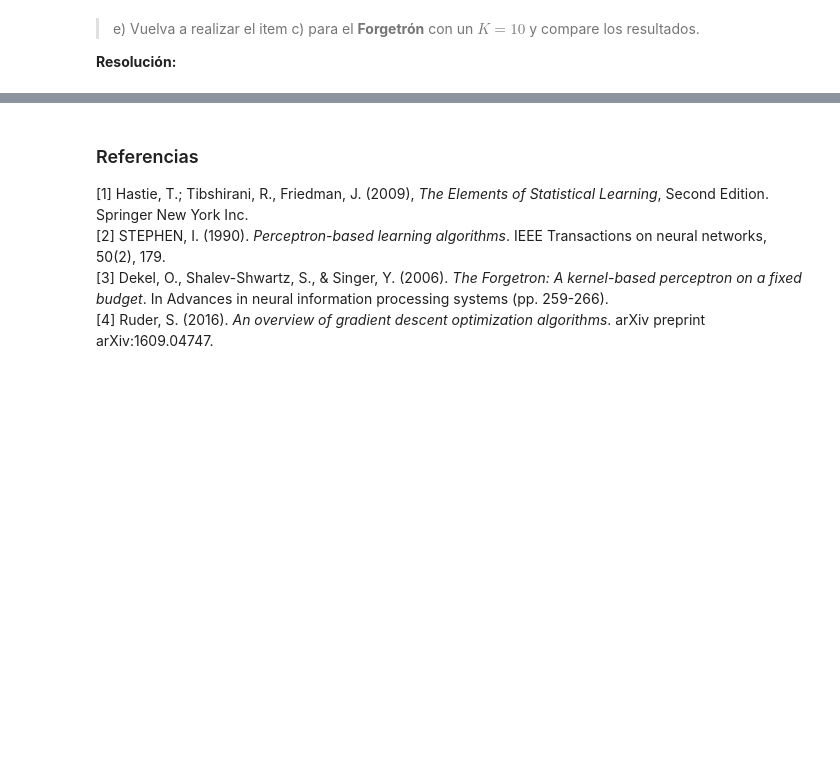
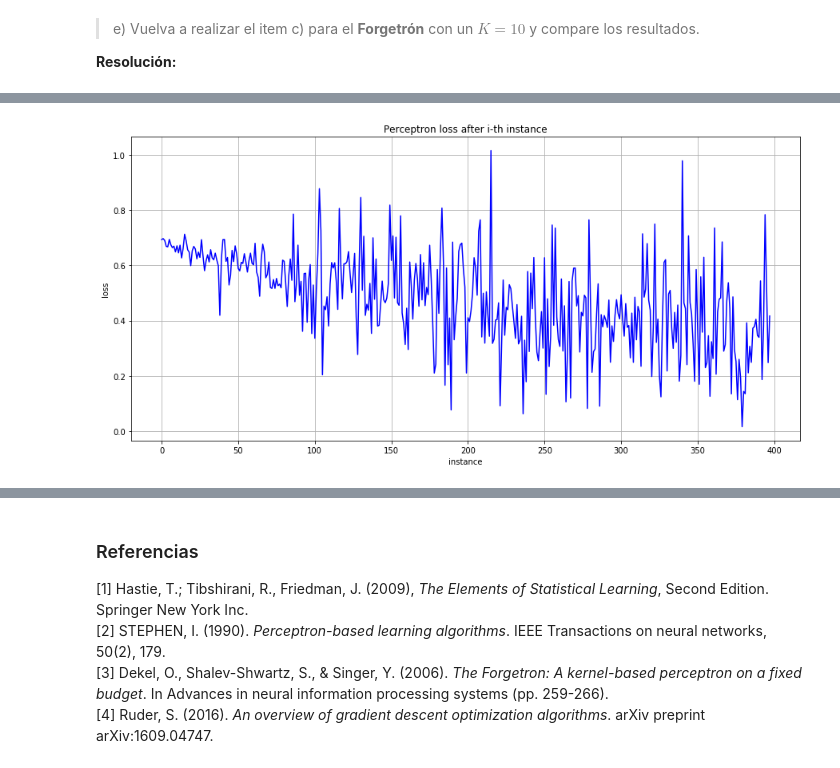
Before and after one commit to Pellizzari/Tarea0-INF393-II-2019, a Jupyter notebook: Solucion.ipynb, the cells around one changed output, grey strips where cells are left out. Cells and saved outputs as stored; diff of their text form; code cells hidden in the pictures; blank space fills up the shorter version.

```diff
--- a/Solucion.ipynb
+++ b/Solucion.ipynb
@@ -185 +378,5 @@ def loss(y_values, sigmoid_func):
+# %%
+# Gradiente de la loss.
+def loss_gradient(x_inputs, y_value, sigmoid):
+  return x_inputs*(sigmoid - y_value)
 # %% [markdown]
@@ -192,0 +427,28 @@ $$ \vec{w}^{(t+1)} \leftarrow \vec{w}^{(t)} - \eta \cdot \nabla_{\vec{w}^{(t)}}
+# %%
+# Se carga el dataset y se separa en input y output
+dataset_sgd = load_breast_cancer()
+X_sgd = dataset_sgd.data; y_sgd = dataset_sgd.target
+
+# Se fragmenta la data en dos conjuntos: 1) entrenamiento y 2) pruebas.
+# Estos, a su vez, se separan en data entrante y data resultante.
+X_train_sgd, X_test_sgd, y_train_sgd, y_test_sgd = train_test_split(X_sgd, y_sgd, test_size = 0.3, random_state=123456)
+
+# Se traduce el conjunto de entrenamiento resultante en una lista.
+y_trained_sgd = []
+for i in y_train_sgd:
+  y_trained_sgd.append(i)
+
+# Se normalizan los datos del conjunto de entrenamiento entrante, agregando,
+# además, una columna de 1s que permita incluir el bias dentro del vector de pesos.
+scaler = StandardScaler().fit(X_train_sgd)
+X_train_sgd = scaler.transform(X_train_sgd)
+X_train_sgd = np.c_[X_train_sgd, np.ones(len(X_train_sgd))]
+# %%
+# Se entrena el Perceptrón y se calcula el accuracy final del modelo tras 1 iteración/epoch.
+p_sgd = Perceptron_SGD(len(X_train_sgd[0]))
+start_time=time()
+p_sgd.train(X_train_sgd, y_trained_sgd)
+elapsed_time=time()-start_time
+print("Tiempo de ejecución: %10f segundos" %elapsed_time)
+
+print (p_sgd.weights)
@@ -192,0 +463,13 @@ $$ \vec{w}^{(t+1)} \leftarrow \vec{w}^{(t)} - \eta \cdot \nabla_{\vec{w}^{(t)}}
+# %%
+# Se grafica el accuracy del modelo tras cada instancia del conjunto de datos de entrenamiento
+x = [x for x in range(len(p_sgd.loss_list))]
+
+plt.figure(figsize=(15, 7))
+plt.plot(x, p_sgd.loss_list, color='b')
+plt.xlabel('instance'); plt.ylabel('loss')
+plt.title('Perceptron loss after i-th instance')
+plt.grid(True)
+
+plt.show()
+# %% [output]
+[figure, added]
```
Also changed, not shown: parts of 18 cells of this notebook.
